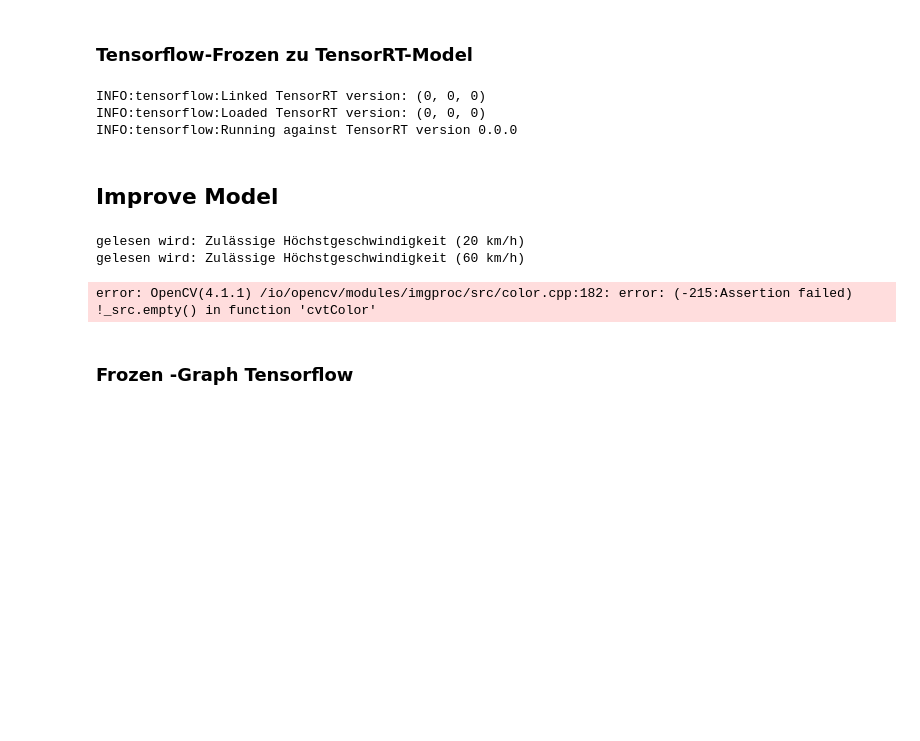
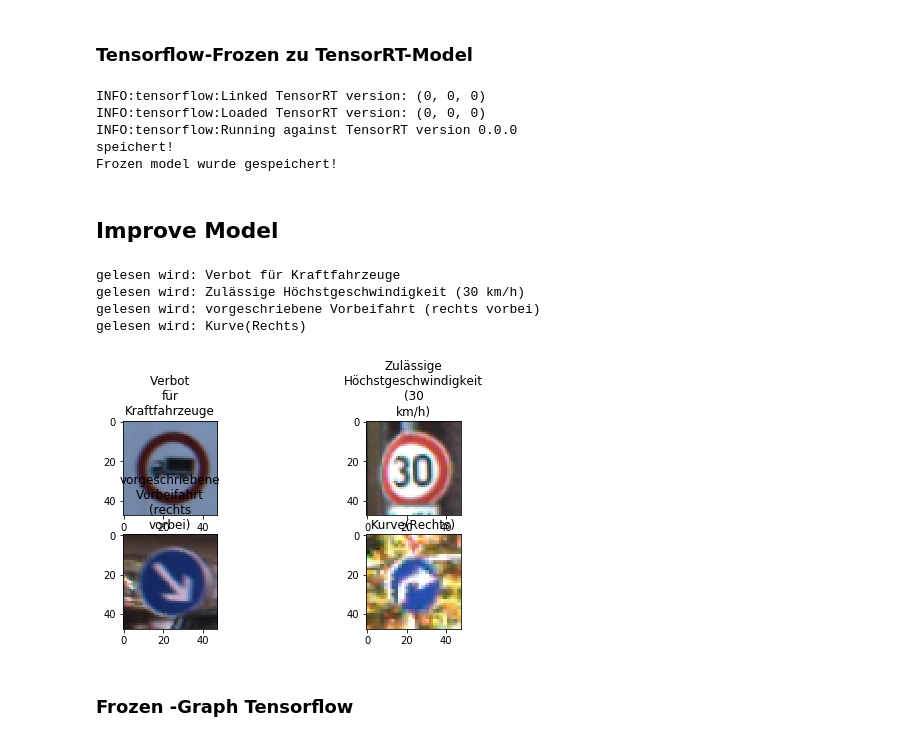
Before and after one commit to romeolandry/Verkehrszeichenerkennung, a Jupyter notebook: jupyter/Keras_to_tensorRT_model_1.ipynb, the cells around one changed output. Drawn from its saved outputs; the diff is of its cells as text; code cells hidden in the pictures; blank space fills up the shorter version.

```diff
--- a/jupyter/Keras_to_tensorRT_model_1.ipynb
+++ b/jupyter/Keras_to_tensorRT_model_1.ipynb
@@ -130,25 +128,36 @@ Frozen model wurde gespeichert!
 # %%
 # Erstellung von TRT-Frozen-Model
 ## read tensorflozen-Graph
-with tf.gfile.GFile(fr_graph_tf_model, "rb") as f:
-        graph_def = tf.GraphDef()
-        graph_def.ParseFromString(f.read())
-trt_graph = trt.create_inference_graph(
-    input_graph_def=graph_def,
-    outputs=["dense_1/Softmax"],
-    max_batch_size=1,
-    max_workspace_size_bytes=1 << 32,
-    precision_mode="FP16")
+# set the memory fraction eg. 0.2 meaning tf use 20% of gpu and
+# the rest will be used bei Trt
+gpu_option = tf.GPUOptions(per_process_gpu_memory_fraction=0.5)
+with tf.Session(config=tf.ConfigProto(gpu_options=gpu_option)) as sess:
+    try:
+        with tf.gfile.GFile(fr_graph_tf_model, "rb") as f:
+            graph_def = tf.GraphDef()
+            graph_def.ParseFromString(f.read())
+    except:
+        print("Frozen graph wurde nicht gefunden!")
 
-# save Frozen-Graph von TensorRT
-if not pathlib.Path(fr_graph_trt_model).exists():
-    os.mknod(fr_graph_trt_model)
-with gfile.FastGFile(fr_graph_trt_model, "wb") as f:
-    f.write(trt_graph.SerializeToString())
+    from tensorflow.python.compiler.tensorrt import trt_convert as trt
+    converter = trt.TrtGraphConverter(input_graph_def=graph_def,
+                                      nodes_blacklist=[output_node],
+                                      precision_mode='FP16',
+                                      max_batch_size=1,
+                                      max_workspace_size_bytes=1 << 32,
+                                      use_calibration=False)
+    trt_frozen_graph = converter.convert()
+    # save the frozen graph
+    print("speichert!")
+    with gfile.FastGFile(fr_graph_trt_model, "wb") as f:
+        f.write(trt_frozen_graph.SerializeToString())
+    print("Frozen model wurde gespeichert!")
 # %% [output]
 INFO:tensorflow:Linked TensorRT version: (0, 0, 0)
 INFO:tensorflow:Loaded TensorRT version: (0, 0, 0)
 INFO:tensorflow:Running against TensorRT version 0.0.0
+speichert!
+Frozen model wurde gespeichert!
 # %% [markdown]
 ##  Improve Model
 # %%
@@ -160,46 +169,54 @@ import pandas as pd
 import time
 import numpy as np
 
 IMG_SIZE = 48
-input_node = "conv2d_input:0"
-output_node = "dense_1/Softmax:0"
 pfad_beschreibung = os.path.join(base_path,"../Daten/utils/Text_Beschreibung.csv")
 classe_label = pd.read_csv(pfad_beschreibung)
 classe_label = classe_label.set_index('ClassId').T.to_dict()
 
 # Bilder werden einglesen im RGB-Format
-img1 = cv2.imread("00000_00010.ppm", cv2.IMREAD_UNCHANGED)
-print("gelesen wird:",classe_label[0]['SignName'])
-img2 = cv2.imread("00000_00006.ppm", cv2.IMREAD_UNCHANGED)
-print("gelesen wird:",classe_label[3]['SignName'])
+img0 = cv2.imread("00000.ppm", cv2.IMREAD_UNCHANGED)
+print("gelesen wird:",classe_label[16]['SignName'])
+img1 = cv2.imread("00001.ppm", cv2.IMREAD_UNCHANGED)
+print("gelesen wird:",classe_label[1]['SignName'])
+img2 = cv2.imread("00002.ppm", cv2.IMREAD_UNCHANGED)
+print("gelesen wird:",classe_label[38]['SignName'])
+img3 = cv2.imread("00003.ppm", cv2.IMREAD_UNCHANGED)
+print("gelesen wird:",classe_label[20]['SignName'])
 
+image0 = cv2.cvtColor(img0, cv2.COLOR_BGR2RGB)
 image1 = cv2.cvtColor(img1, cv2.COLOR_BGR2RGB)
 image2 = cv2.cvtColor(img2, cv2.COLOR_BGR2RGB)
+image3 = cv2.cvtColor(img3, cv2.COLOR_BGR2RGB)
 
 #image preporcessing
+image0 = cv2.resize(image0, (IMG_SIZE,IMG_SIZE), interpolation = cv2.INTER_AREA)
 image1 = cv2.resize(image1, (IMG_SIZE,IMG_SIZE), interpolation = cv2.INTER_AREA)
 image2 = cv2.resize(image2, (IMG_SIZE,IMG_SIZE), interpolation = cv2.INTER_AREA)
+image3 = cv2.resize(image3, (IMG_SIZE,IMG_SIZE), interpolation = cv2.INTER_AREA)
 
-images = [image1, image2]
-labels_classes = [0, 3]
+images = [image0, image1, image2, image3]
+labels_classes = [16, 1, 38, 20]
 
 # show image
-fig=plt.figure(figsize=(4, 4))
+fig=plt.figure(figsize=(8, 8))
 columns = 2
-rows = 1
+rows = 4
 count = 1
 for real_image in zip(images, labels_classes):
     fig.add_subplot(rows, columns,count)
     count +=1
     real_label = classe_label[real_image[1]]['SignName']
     real_label = real_label.replace(" ", "\n")
     plt.title(real_label)
     plt.imshow(real_image[0])
 plt.show()
 # %% [output]
-gelesen wird: Zulässige Höchstgeschwindigkeit (20 km/h)
-gelesen wird: Zulässige Höchstgeschwindigkeit (60 km/h)
+gelesen wird: Verbot für Kraftfahrzeuge
+gelesen wird: Zulässige Höchstgeschwindigkeit (30 km/h)
+gelesen wird: vorgeschriebene Vorbeifahrt (rechts vorbei)
+gelesen wird: Kurve(Rechts)
-error: OpenCV(4.1.1) /io/opencv/modules/imgproc/src/color.cpp:182: error: (-215:Assertion failed) !_src.empty() in function 'cvtColor'
+[figure, added]
 # %%
 def perform_model(path_frozen_graph, input_node, output_node, input_img):
     """
```
Also changed, not shown: parts of 7 cells of this notebook, 1 other file.
